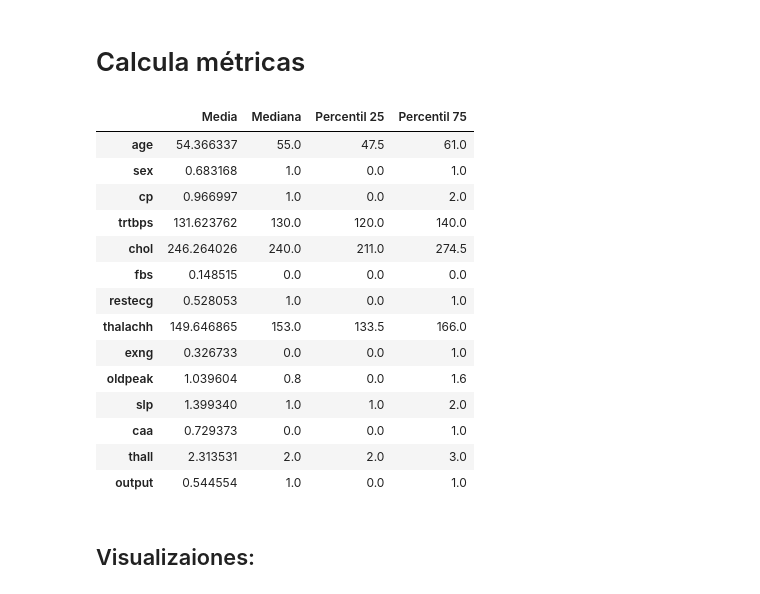
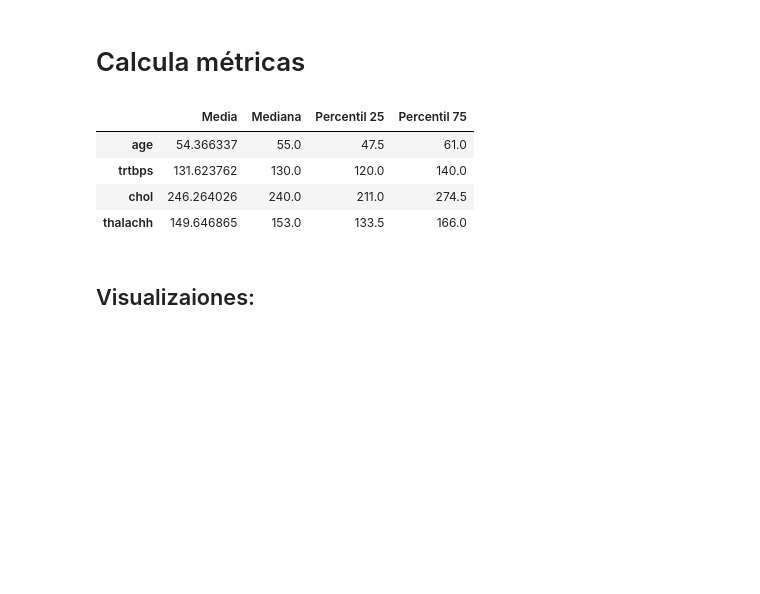
Before and after one commit to renemorenow/MachineLearning2, a Jupyter notebook: Prog_Basica_Python/Infarto_de_miocardio.ipynb, the cells around one changed output. Cells and saved outputs as stored; diff of their text form; code cells hidden in the pictures; blank space fills up the shorter version.

```diff
--- a/Prog_Basica_Python/Infarto_de_miocardio.ipynb
+++ b/Prog_Basica_Python/Infarto_de_miocardio.ipynb
@@ -207,30 +207,21 @@ unique_values
 # %% [markdown]
 # Calcula métricas
 # %%
+df_metricas = df[['age','trtbps', 'chol', 'thalachh']]
 metricas = {
-    "Media": df.mean(),
-    "Mediana": df.median(),
-    "Percentil 25": df.quantile(0.25),
-    "Percentil 75": df.quantile(0.75)
+    "Media": df_metricas.mean(),
+    "Mediana": df_metricas.median(),
+    "Percentil 25%": df_metricas.quantile(0.25),
+    "Percentil 75%": df_metricas.quantile(0.75)
 }
 
 metrics_df = pd.DataFrame(metricas)
 metrics_df
 # %% [output]
 |  | Media | Mediana | Percentil 25 | Percentil 75 |
 | age | 54.366337 | 55.0 | 47.5 | 61.0 |
-| sex | 0.683168 | 1.0 | 0.0 | 1.0 |
-| cp | 0.966997 | 1.0 | 0.0 | 2.0 |
 | trtbps | 131.623762 | 130.0 | 120.0 | 140.0 |
 | chol | 246.264026 | 240.0 | 211.0 | 274.5 |
-| fbs | 0.148515 | 0.0 | 0.0 | 0.0 |
-| restecg | 0.528053 | 1.0 | 0.0 | 1.0 |
 | thalachh | 149.646865 | 153.0 | 133.5 | 166.0 |
-| exng | 0.326733 | 0.0 | 0.0 | 1.0 |
-| oldpeak | 1.039604 | 0.8 | 0.0 | 1.6 |
-| slp | 1.399340 | 1.0 | 1.0 | 2.0 |
-| caa | 0.729373 | 0.0 | 0.0 | 1.0 |
-| thall | 2.313531 | 2.0 | 2.0 | 3.0 |
-| output | 0.544554 | 1.0 | 0.0 | 1.0 |
 # %% [markdown]
 ## Visualizaiones:
```
